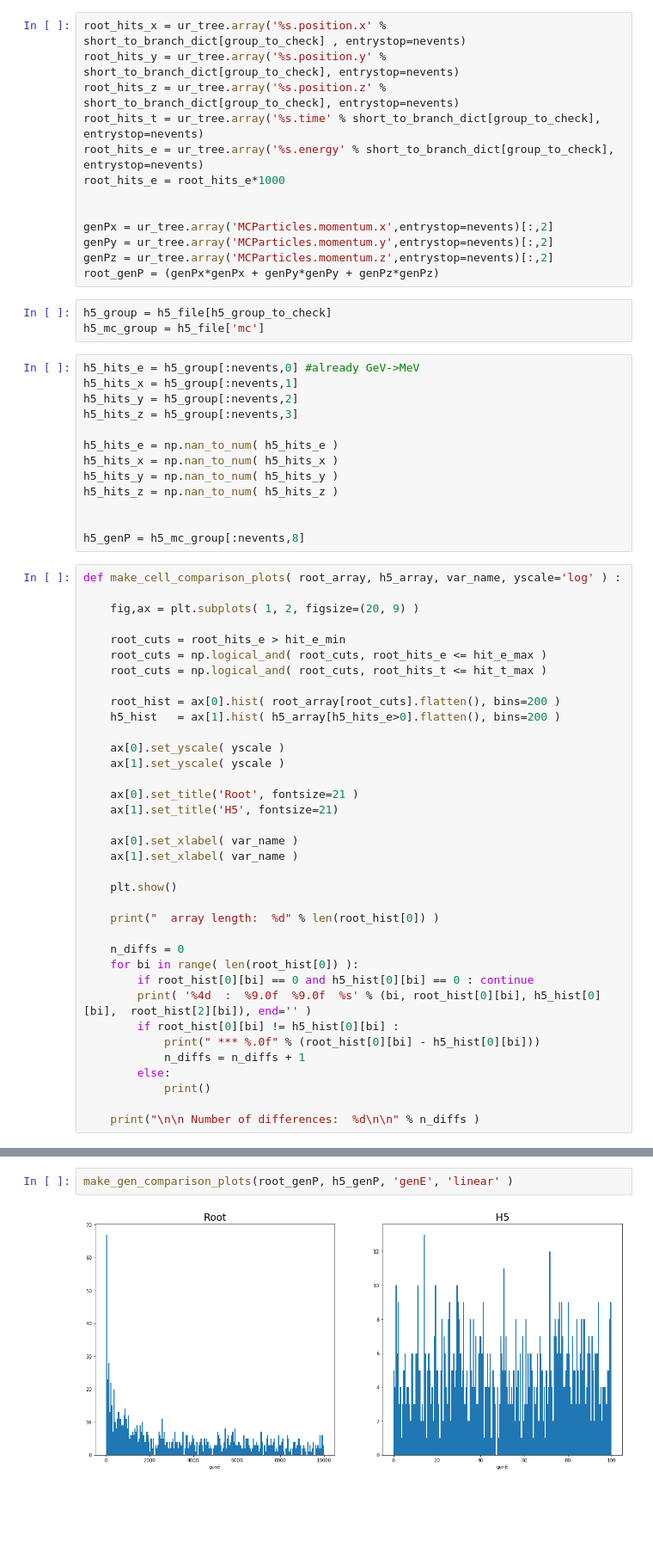
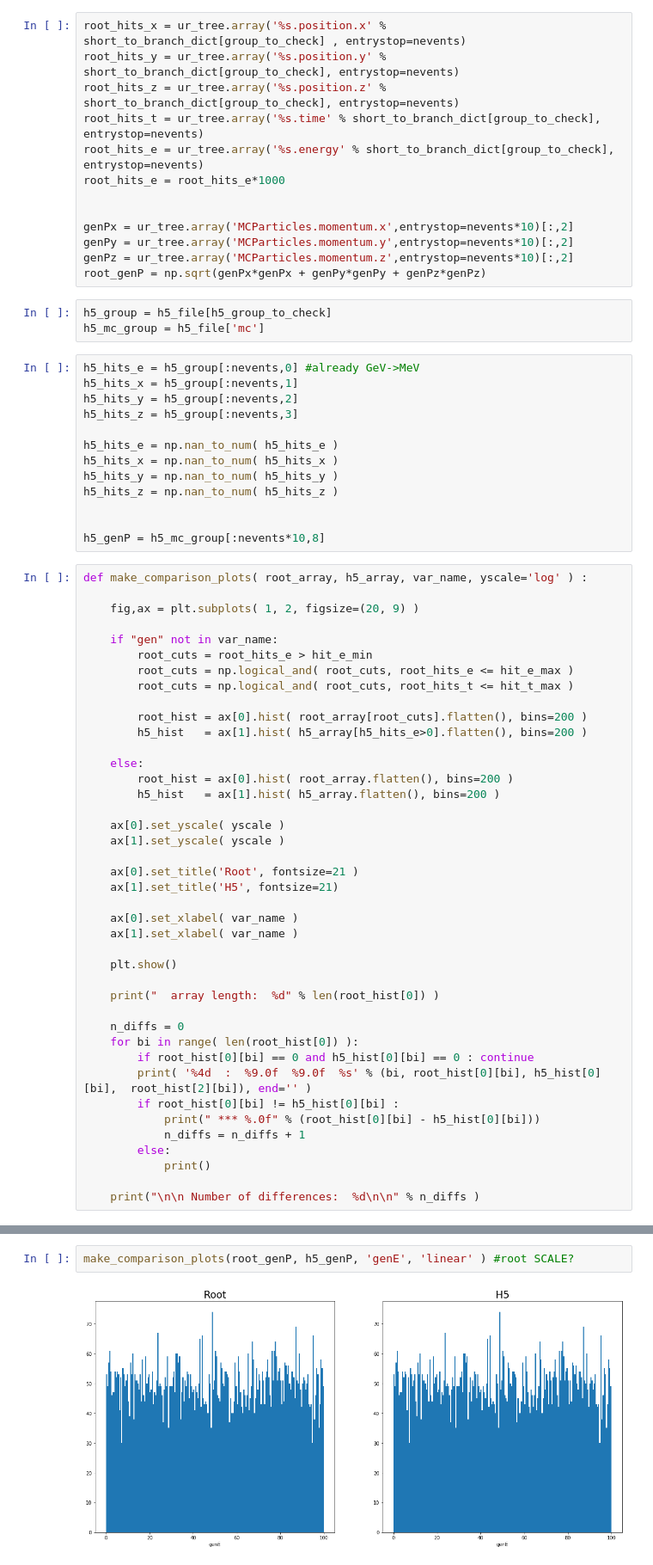
Before and after one commit to ftoralesacosta/SyntheticData_GNN_Regression, a Jupyter notebook: to_hdf5/converter_validation.ipynb, the cells around one changed output, grey strips where cells are left out. Shown at 86% size. Cells and saved outputs as stored; diff of their text form; blank space fills up the shorter version.

Commit message:
fixed sqrt genE

```diff
--- a/to_hdf5/converter_validation.ipynb
+++ b/to_hdf5/converter_validation.ipynb
@@ -94,10 +94,10 @@ root_hits_e = ur_tree.array('%s.energy' % short_to_branch_dict[group_to_check],
 root_hits_e = root_hits_e*1000
 
 
-genPx = ur_tree.array('MCParticles.momentum.x',entrystop=nevents)[:,2]
-genPy = ur_tree.array('MCParticles.momentum.y',entrystop=nevents)[:,2]
-genPz = ur_tree.array('MCParticles.momentum.z',entrystop=nevents)[:,2]
-root_genP = (genPx*genPx + genPy*genPy + genPz*genPz)
+genPx = ur_tree.array('MCParticles.momentum.x',entrystop=nevents*10)[:,2]
+genPy = ur_tree.array('MCParticles.momentum.y',entrystop=nevents*10)[:,2]
+genPz = ur_tree.array('MCParticles.momentum.z',entrystop=nevents*10)[:,2]
+root_genP = np.sqrt(genPx*genPx + genPy*genPy + genPz*genPz)
 # %%
 h5_group = h5_file[h5_group_to_check]
 h5_mc_group = h5_file['mc']
@@ -113,18 +113,23 @@ h5_hits_y = np.nan_to_num( h5_hits_y )
 h5_hits_z = np.nan_to_num( h5_hits_z )
 
 
-h5_genP = h5_mc_group[:nevents,8]
+h5_genP = h5_mc_group[:nevents*10,8]
 # %%
-def make_cell_comparison_plots( root_array, h5_array, var_name, yscale='log' ) :
+def make_comparison_plots( root_array, h5_array, var_name, yscale='log' ) :
 
     fig,ax = plt.subplots( 1, 2, figsize=(20, 9) )
 
-    root_cuts = root_hits_e > hit_e_min
-    root_cuts = np.logical_and( root_cuts, root_hits_e <= hit_e_max )
-    root_cuts = np.logical_and( root_cuts, root_hits_t <= hit_t_max )
+    if "gen" not in var_name:
+        root_cuts = root_hits_e > hit_e_min
+        root_cuts = np.logical_and( root_cuts, root_hits_e <= hit_e_max )
+        root_cuts = np.logical_and( root_cuts, root_hits_t <= hit_t_max )
 
-    root_hist = ax[0].hist( root_array[root_cuts].flatten(), bins=200 )
-    h5_hist   = ax[1].hist( h5_array[h5_hits_e>0].flatten(), bins=200 )
+        root_hist = ax[0].hist( root_array[root_cuts].flatten(), bins=200 )
+        h5_hist   = ax[1].hist( h5_array[h5_hits_e>0].flatten(), bins=200 )
+
+    else:
+        root_hist = ax[0].hist( root_array.flatten(), bins=200 )
+        h5_hist   = ax[1].hist( h5_array.flatten(), bins=200 )
 
     ax[0].set_yscale( yscale )
     ax[1].set_yscale( yscale )
@@ -275,5 +243,5 @@ print(len(h5_genP))
 # %%
-make_gen_comparison_plots(root_genP, h5_genP, 'genE', 'linear' )
+make_comparison_plots(root_genP, h5_genP, 'genE', 'linear' ) #root SCALE?
 # %% [output]
-[figure, old version]
+[figure, new version]
   array length:  200
```
Also changed, not shown: parts of 4 cells of this notebook.
